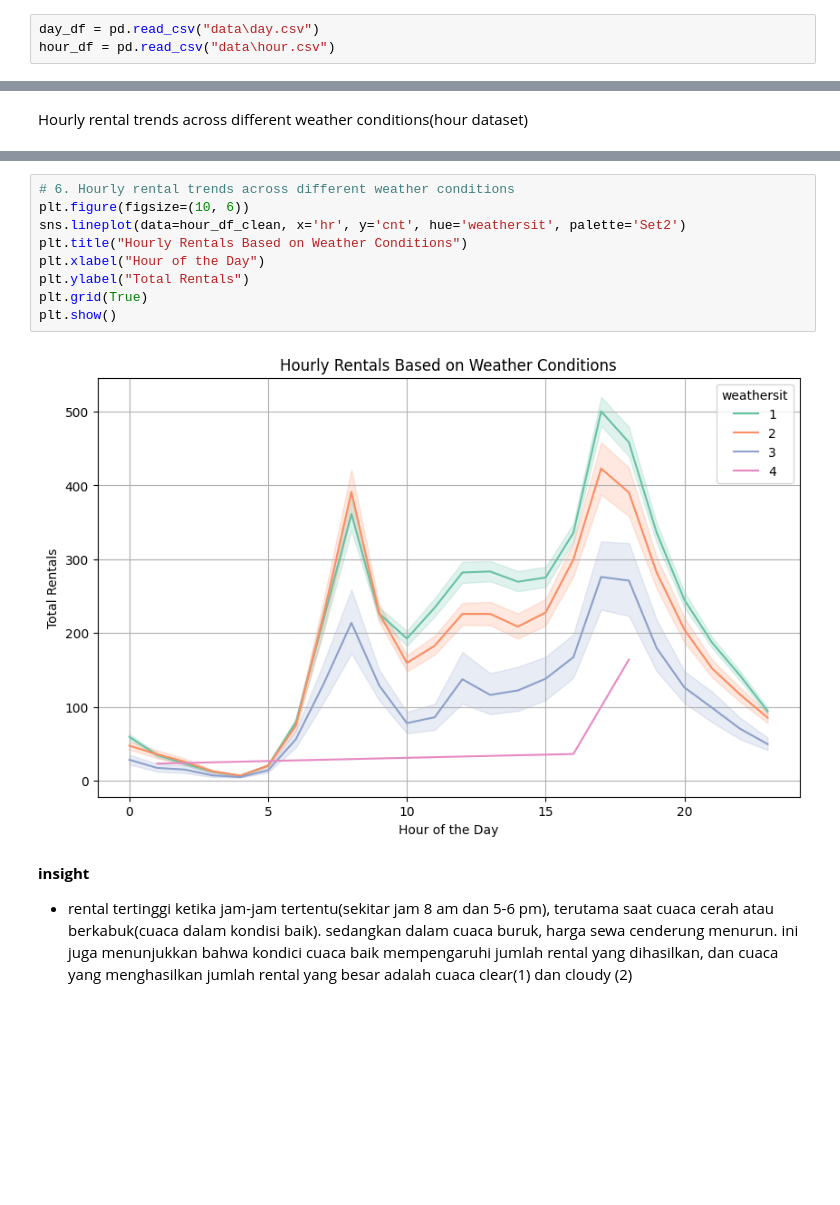
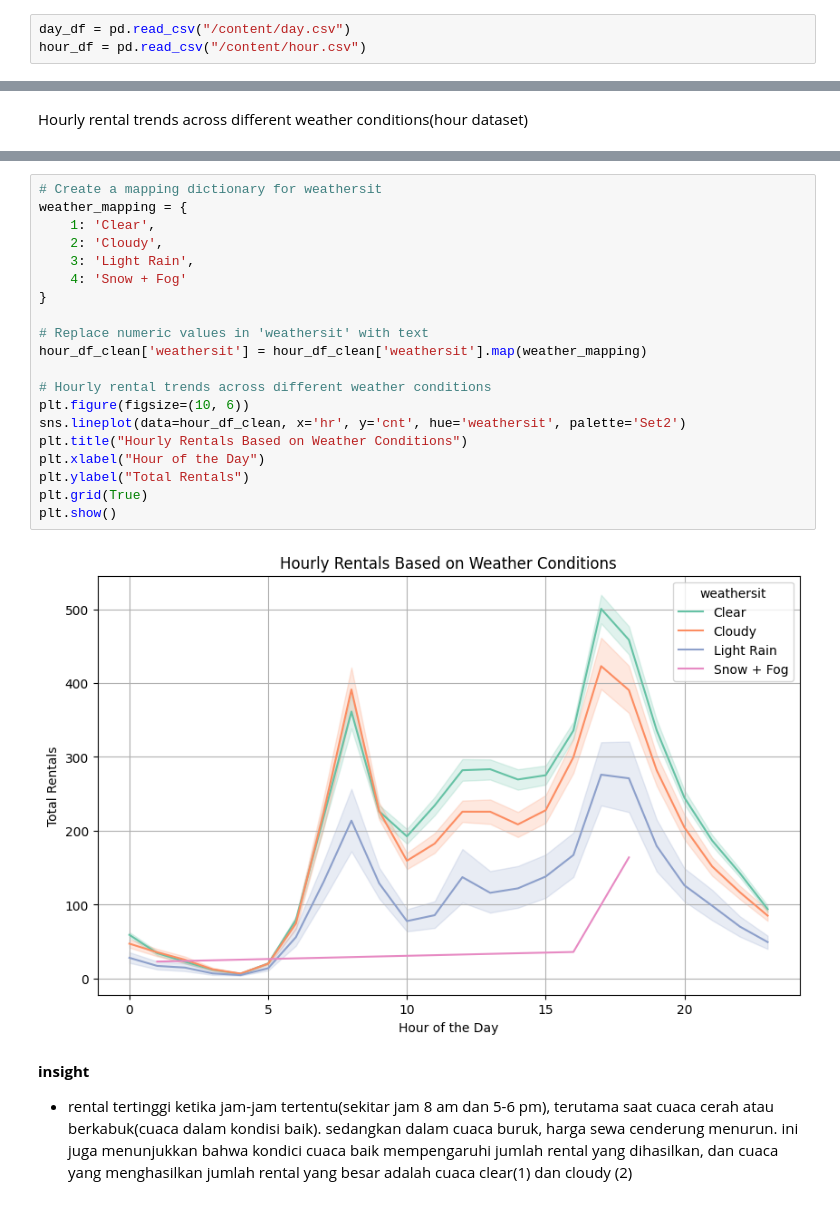
Before and after one commit to roihan165/proyek_akhir, a Jupyter notebook: Proyek_Analisis_Data.ipynb, the cells around one changed output, grey strips where cells are left out. Drawn from its saved outputs; the diff is of its cells as text; blank space fills up the shorter version.

```diff
--- a/Proyek_Analisis_Data.ipynb
+++ b/Proyek_Analisis_Data.ipynb
@@ -22,8 +22,8 @@ import numpy as np
 # %% [markdown]
 ### Gathering Data
 # %%
-day_df = pd.read_csv("data\day.csv")
-hour_df = pd.read_csv("data\hour.csv")
+day_df = pd.read_csv("/content/day.csv")
+hour_df = pd.read_csv("/content/hour.csv")
 # %% [markdown]
 **Insight:**
 - Load all data csv
@@ -188,14 +226,25 @@ Hourly rental trends across different weather conditions(hour dataset)
 # %%
-# 6. Hourly rental trends across different weather conditions
+# Create a mapping dictionary for weathersit
+weather_mapping = {
+    1: 'Clear',
+    2: 'Cloudy',
+    3: 'Light Rain',
+    4: 'Snow + Fog'
+}
+
+# Replace numeric values in 'weathersit' with text
+hour_df_clean['weathersit'] = hour_df_clean['weathersit'].map(weather_mapping)
+
+# Hourly rental trends across different weather conditions
 plt.figure(figsize=(10, 6))
 sns.lineplot(data=hour_df_clean, x='hr', y='cnt', hue='weathersit', palette='Set2')
 plt.title("Hourly Rentals Based on Weather Conditions")
 plt.xlabel("Hour of the Day")
 plt.ylabel("Total Rentals")
 plt.grid(True)
 plt.show()
 # %% [output]
-[figure, old version]
+[figure, new version]
 # %% [markdown]
 **insight**
 
```
Also changed, not shown: parts of 6 cells of this notebook.
